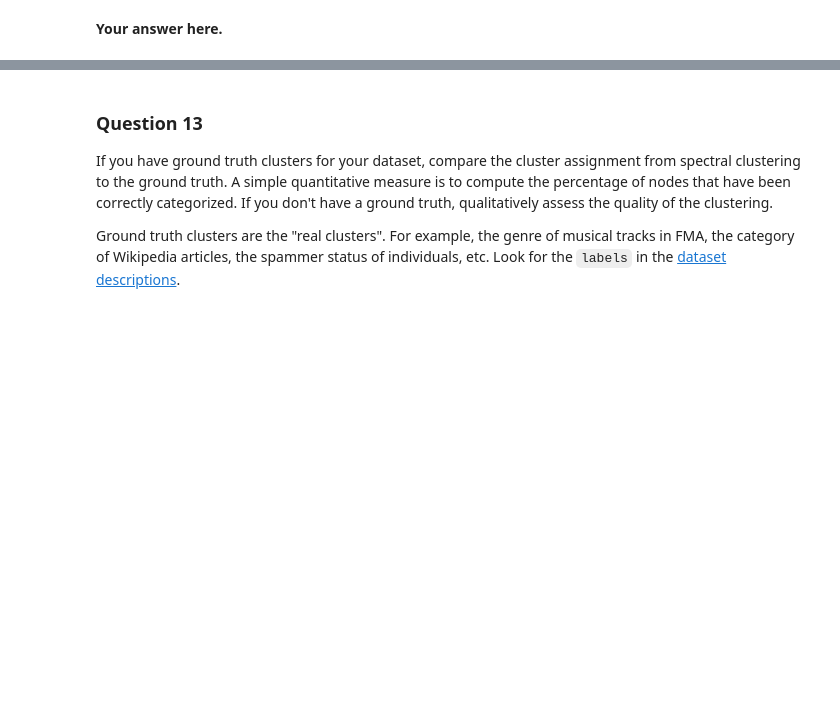
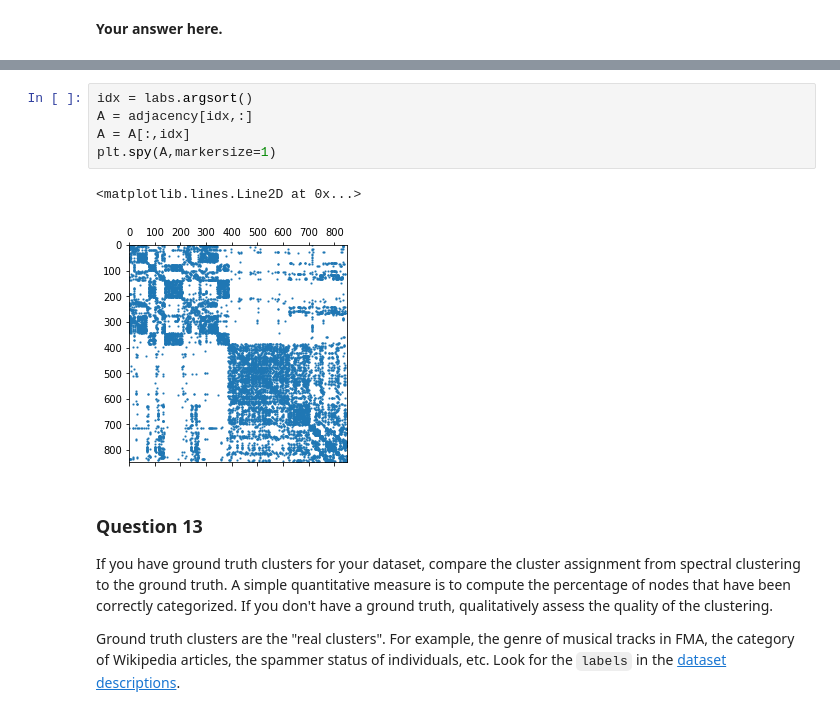
Before and after one commit to Kakavand/EPFL-antiterrorAssignment, a Jupyter notebook: Nati/3_spectral_graph_theory.ipynb, the cells around one changed output, grey strips where cells are left out. Cells and saved outputs as stored; diff of their text form; blank space fills up the shorter version.

```diff
--- a/Nati/3_spectral_graph_theory.ipynb
+++ b/Nati/3_spectral_graph_theory.ipynb
@@ -367,3 +391,11 @@ for i in range(400,500):
+# %%
+idx = labs.argsort()
+A = adjacency[idx,:]
+A = A[:,idx]
+plt.spy(A,markersize=1)
+# %% [output]
+<matplotlib.lines.Line2D at 0x...>
+[figure, added]
 # %% [markdown]
 ### Question 13
 
```
Also changed, not shown: parts of 8 cells of this notebook.
